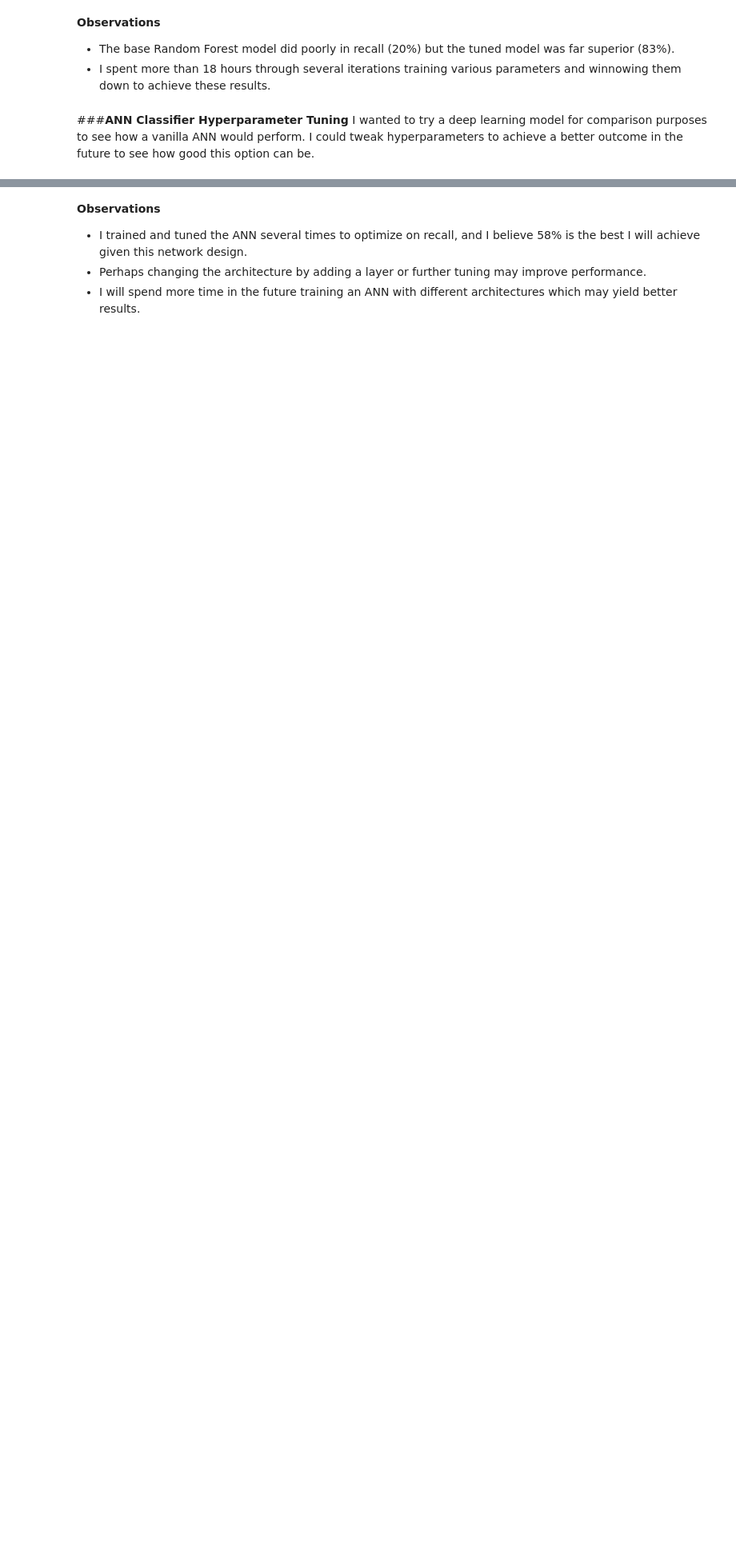
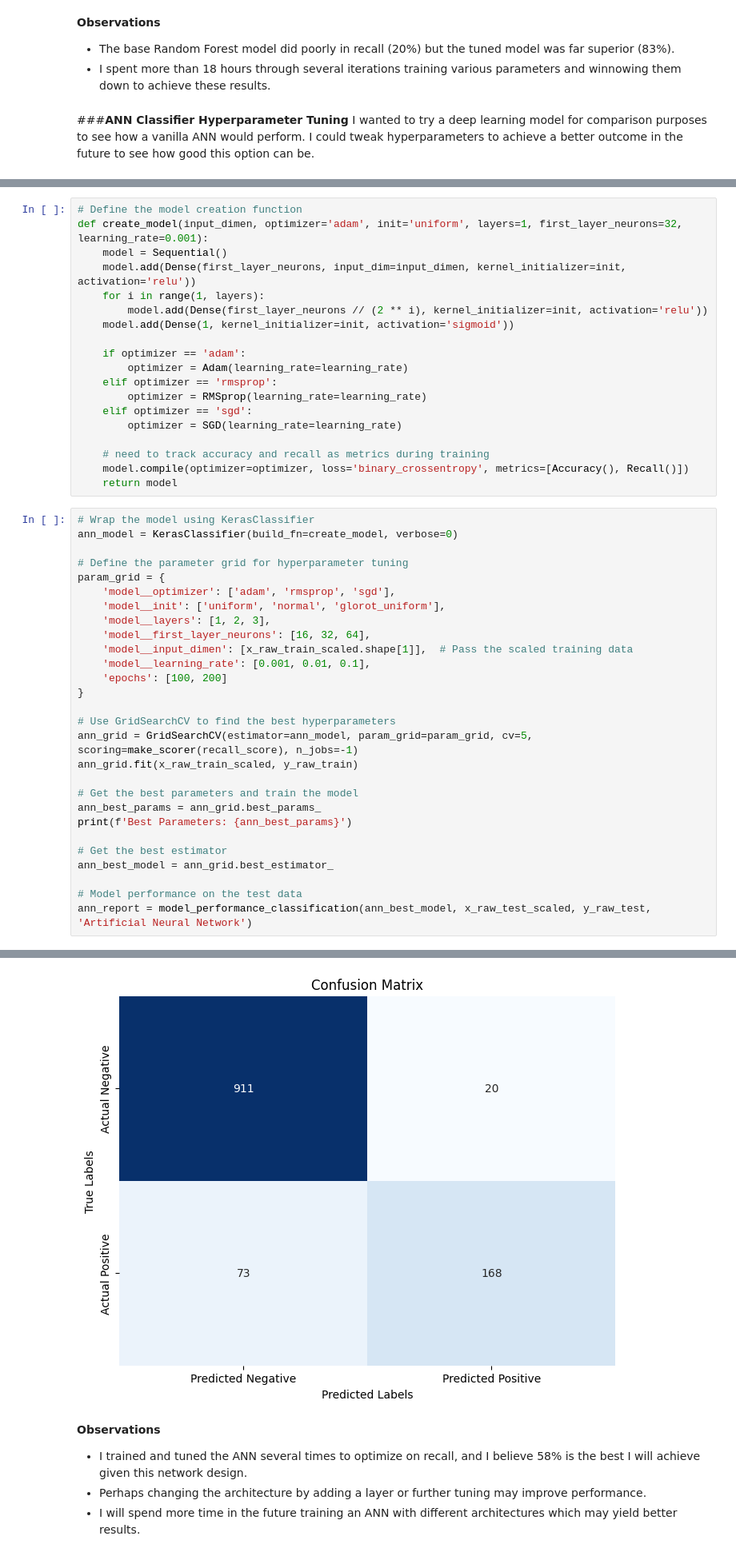
Before and after one commit to ktfrahm/datascience-projects, a Jupyter notebook: Loan_Default_Prediction/Loan_Default_Prediction.ipynb, the cells around one changed output, grey strips where cells are left out. Shown at 80% size. Saved outputs shown, nothing was run; the diff lists cells and outputs as text; blank space fills up the shorter version.

Commit message:
updated the ANN with hyperparameter training to improve recall to 0.70

```diff
--- a/Loan_Default_Prediction/Loan_Default_Prediction.ipynb
+++ b/Loan_Default_Prediction/Loan_Default_Prediction.ipynb
@@ -1433,0 +1418,48 @@ weighted avg       0.88      0.89      0.88      1029
+# %%
+# Define the model creation function
+def create_model(input_dimen, optimizer='adam', init='uniform', layers=1, first_layer_neurons=32, learning_rate=0.001):
+    model = Sequential()
+    model.add(Dense(first_layer_neurons, input_dim=input_dimen, kernel_initializer=init, activation='relu'))
+    for i in range(1, layers):
+        model.add(Dense(first_layer_neurons // (2 ** i), kernel_initializer=init, activation='relu'))
+    model.add(Dense(1, kernel_initializer=init, activation='sigmoid'))
+
+    if optimizer == 'adam':
+        optimizer = Adam(learning_rate=learning_rate)
+    elif optimizer == 'rmsprop':
+        optimizer = RMSprop(learning_rate=learning_rate)
+    elif optimizer == 'sgd':
+        optimizer = SGD(learning_rate=learning_rate)
+
+    # need to track accuracy and recall as metrics during training
+    model.compile(optimizer=optimizer, loss='binary_crossentropy', metrics=[Accuracy(), Recall()])
+    return model
+# %%
+# Wrap the model using KerasClassifier
+ann_model = KerasClassifier(build_fn=create_model, verbose=0)
+
+# Define the parameter grid for hyperparameter tuning
+param_grid = {
+    'model__optimizer': ['adam', 'rmsprop', 'sgd'],
+    'model__init': ['uniform', 'normal', 'glorot_uniform'],
+    'model__layers': [1, 2, 3],
+    'model__first_layer_neurons': [16, 32, 64],
+    'model__input_dimen': [x_raw_train_scaled.shape[1]],  # Pass the scaled training data
+    'model__learning_rate': [0.001, 0.01, 0.1],
+    'epochs': [100, 200]
+}
+
+# Use GridSearchCV to find the best hyperparameters
+ann_grid = GridSearchCV(estimator=ann_model, param_grid=param_grid, cv=5, scoring=make_scorer(recall_score), n_jobs=-1)
+ann_grid.fit(x_raw_train_scaled, y_raw_train)
+
+# Get the best parameters and train the model
+ann_best_params = ann_grid.best_params_
+print(f'Best Parameters: {ann_best_params}')
+
+# Get the best estimator
+ann_best_model = ann_grid.best_estimator_
+
+# Model performance on the test data
+ann_report = model_performance_classification(ann_best_model, x_raw_test_scaled, y_raw_test, 'Artificial Neural Network')
+# %% [output]
@@ -1434,3 +1477,4 @@ weighted avg       0.88      0.89      0.88      1029
+[figure, added]
 # %% [markdown]
 **Observations**
 - I trained and tuned the ANN several times to optimize on recall, and I believe 58% is the best I will achieve given this network design.
```
Also changed, not shown: parts of 5 cells of this notebook.
